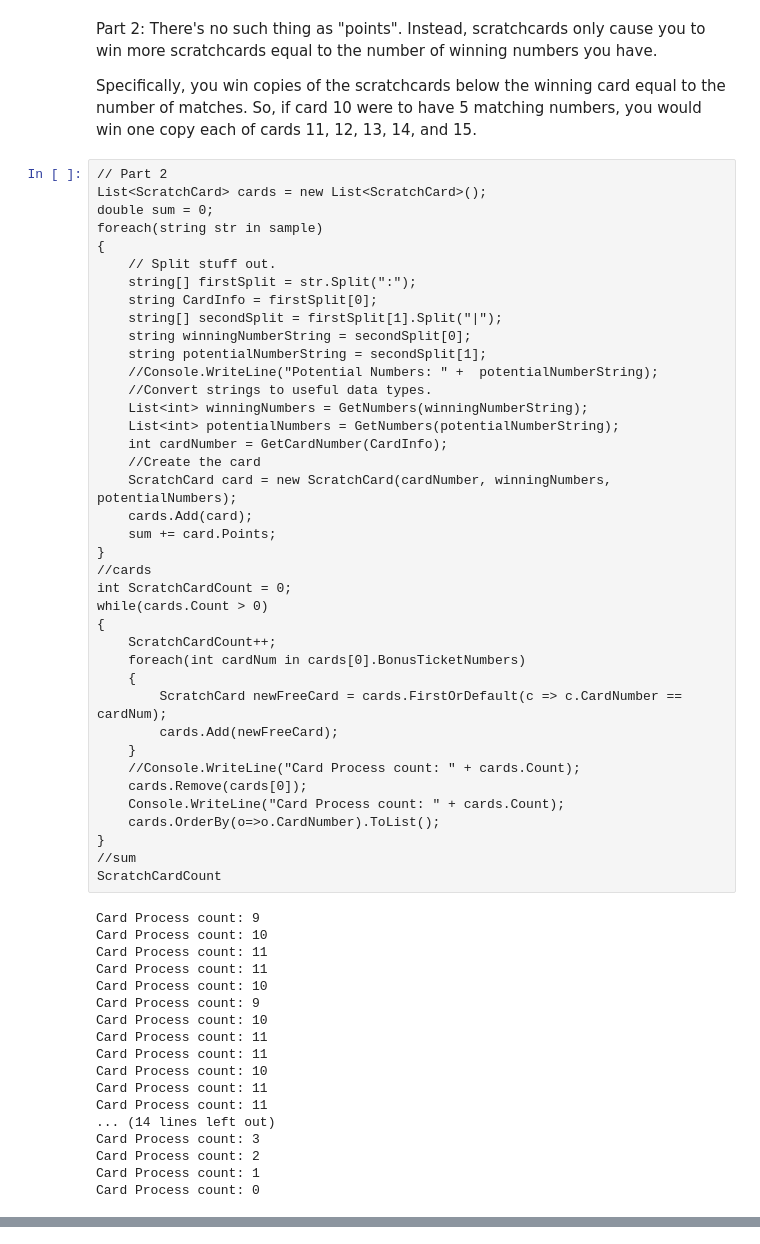
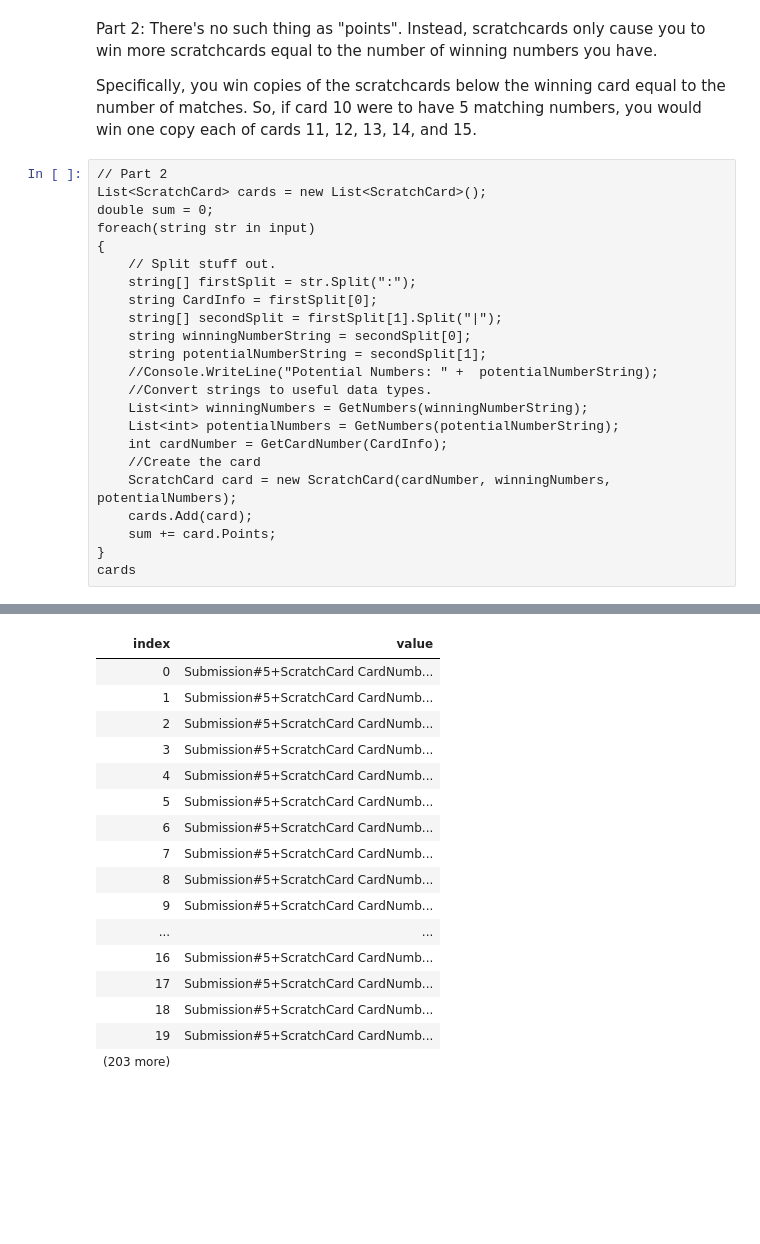
Before and after one commit to zo0o0ot/advent-of-code-2023, a Jupyter notebook: 04/day04.ipynb, the cells around one changed output, grey strips where cells are left out. Drawn from its saved outputs; the diff is of its cells as text; blank space fills up the shorter version.

```diff
--- a/04/day04.ipynb
+++ b/04/day04.ipynb
@@ -124,7 +124,7 @@ Specifically, you win copies of the scratchcards below the winning card equal to
 // Part 2
 List<ScratchCard> cards = new List<ScratchCard>();
 double sum = 0;
-foreach(string str in sample)
+foreach(string str in input)
 {
     // Split stuff out.
     string[] firstSplit = str.Split(":");
@@ -142,38 +142,5 @@ foreach(string str in sample)
     cards.Add(card);
     sum += card.Points;
 }
-//cards
-int ScratchCardCount = 0;
-while(cards.Count > 0)
-{
-    ScratchCardCount++;
-    foreach(int cardNum in cards[0].BonusTicketNumbers)
-    {
-        ScratchCard newFreeCard = cards.FirstOrDefault(c => c.CardNumber == cardNum);
-        cards.Add(newFreeCard);
-    }
-    //Console.WriteLine("Card Process count: " + cards.Count);
-    cards.Remove(cards[0]);
-    Console.WriteLine("Card Process count: " + cards.Count);
-    cards.OrderBy(o=>o.CardNumber).ToList();
-}
-//sum
-ScratchCardCount
+cards
 # %% [output]
-Card Process count: 9
-Card Process count: 10
-Card Process count: 11
-Card Process count: 11
-Card Process count: 10
-Card Process count: 9
-Card Process count: 10
-Card Process count: 11
-Card Process count: 11
-Card Process count: 10
-Card Process count: 11
-Card Process count: 11
-... (14 lines left out)
-Card Process count: 3
-Card Process count: 2
-Card Process count: 1
-Card Process count: 0
@@ -180,0 +147,17 @@ Card Process count: 0
+| index | value |
+| 0 | Submission#5+ScratchCard CardNumb... |
+| 1 | Submission#5+ScratchCard CardNumb... |
+| 2 | Submission#5+ScratchCard CardNumb... |
+| 3 | Submission#5+ScratchCard CardNumb... |
+| 4 | Submission#5+ScratchCard CardNumb... |
+| 5 | Submission#5+ScratchCard CardNumb... |
+| 6 | Submission#5+ScratchCard CardNumb... |
+| 7 | Submission#5+ScratchCard CardNumb... |
+| 8 | Submission#5+ScratchCard CardNumb... |
+| 9 | Submission#5+ScratchCard CardNumb... |
+| ... | ... |
+| 16 | Submission#5+ScratchCard CardNumb... |
+| 17 | Submission#5+ScratchCard CardNumb... |
+| 18 | Submission#5+ScratchCard CardNumb... |
+| 19 | Submission#5+ScratchCard CardNumb... |
+| (203 more) |  |
```
Also changed, not shown: parts of 3 cells of this notebook.
